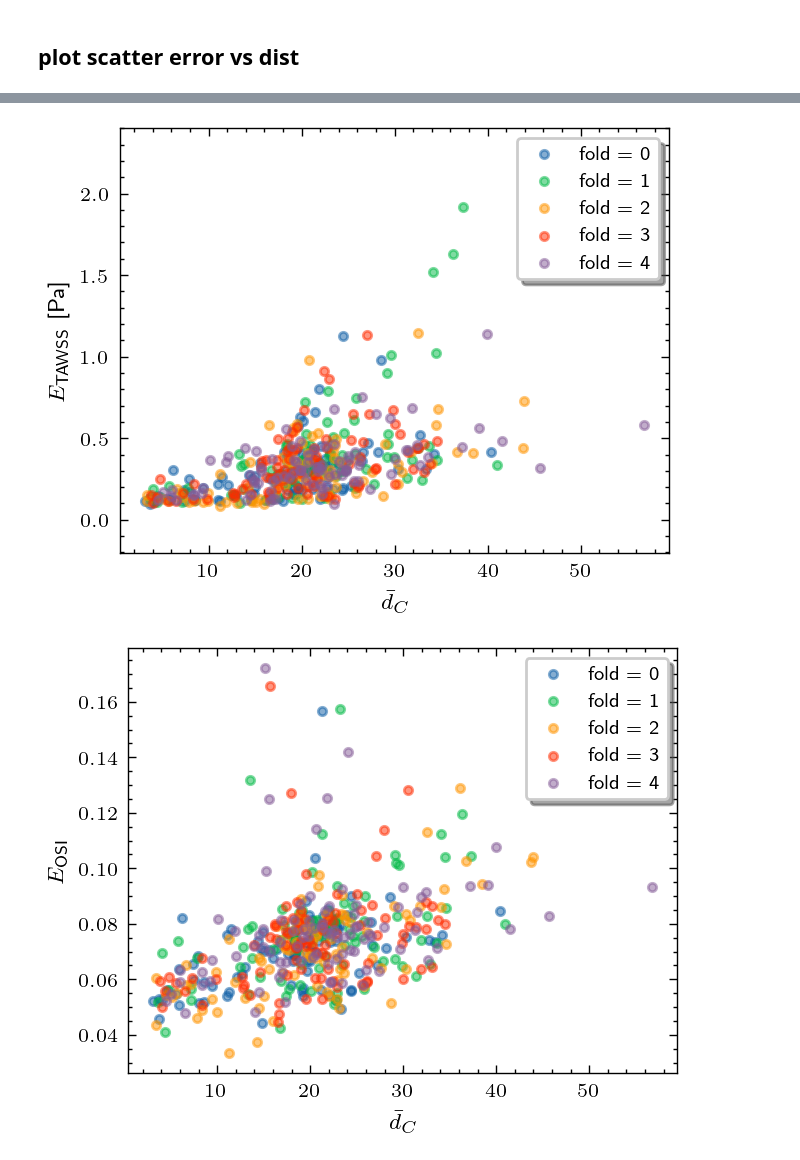
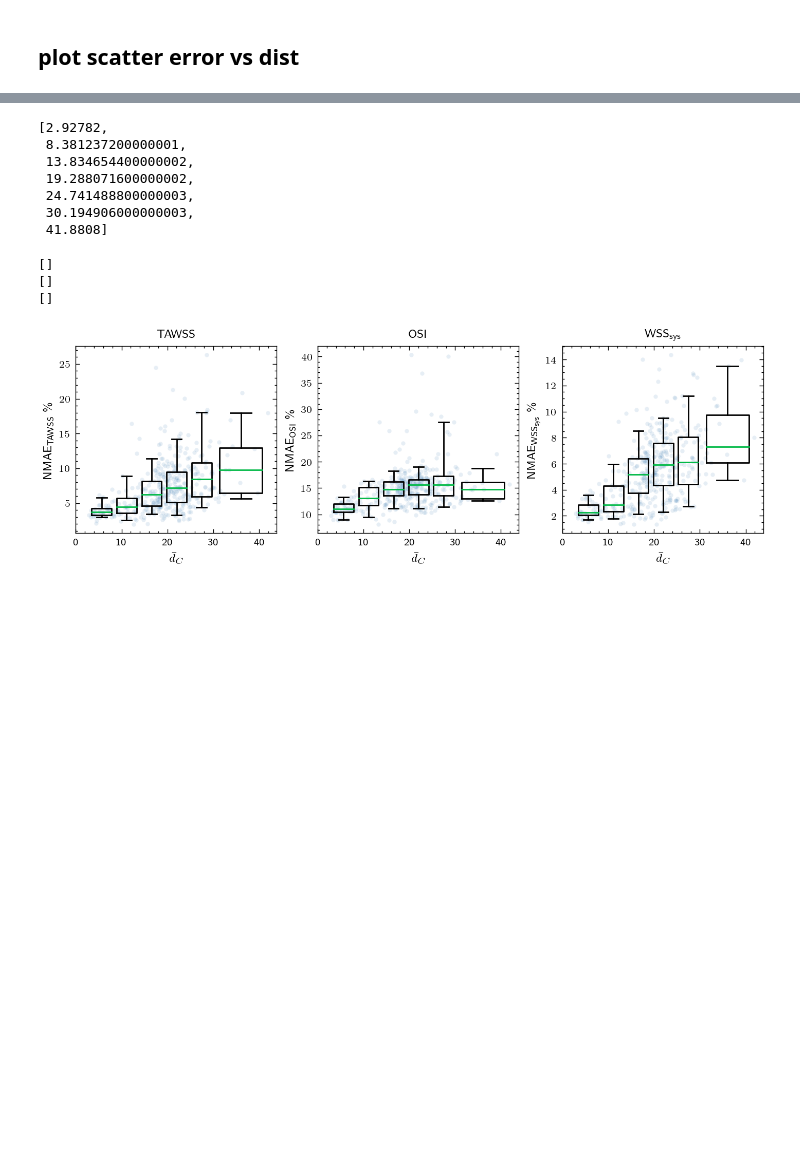
Before and after one commit to scarpma/aorta_lib, a Jupyter notebook: examples/test.ipynb, the cells around one changed output, grey strips where cells are left out. Saved outputs shown, nothing was run; the diff lists cells and outputs as text; code cells hidden in the pictures; blank space fills up the shorter version.

Commit message:
lots of stuff. mainly ROM error analysis

```diff
--- a/examples/test.ipynb
+++ b/examples/test.ipynb
@@ -23,4 +26,8 @@ import aorta_lib.hemodyn.train_and_analyze_ROM as tr
 https://scikit-learn.org/stable/model_persistence.html#security-maintainability-limitations
   warnings.warn(
 # %%
-df = pd.read_excel('../aorta_lib/hemodyn/odir2/df_results_all_folds.xlsx', index_col=0)
+df = pd.read_excel('../aorta_lib/hemodyn/odir_noLATIN1/df_results_all_folds.xlsx', index_col=0)
+groups = []
+for name in df['name']:
+  groups.append(data.get_sample_group(name))
+df['group'] = groups
@@ -29,35 +125,73 @@ df = pd.read_excel('../aorta_lib/hemodyn/odir2/df_results_all_folds.xlsx', index
+# %%
+dx1_in = 0
+dx1_en = 0.7
+
+bins1 = np.linspace(x.min()+(x.max()-x.min())*dx1_in, x.min()+(x.max()-x.min())*dx1_en, 6)
+bins2 = [x.max()]
+bins_ = bins1.tolist() + bins2
+bins_
+# %% [output]
+[2.92782,
+ 8.381237200000001,
+ 13.834654400000002,
+ 19.288071600000002,
+ 24.741488800000003,
+ 30.194906000000003,
+ 41.8808]
 # %%
 from matplotlib import rc
 rc('text',usetex=True)
 rc('text.latex', preamble='\\usepackage{amsmath}')
 fontsize = 10
 mpl.rcParams['font.size'] = fontsize
 
 mpl.rcParams['font.size'] = 8
 mpl.rcParams["axes.titlesize"] = 8
 mpl.rcParams["axes.labelsize"] = 8
 
 array_name_to_plot = ['tawss', 'osi', 'wss_sis']
-lims = [[None,2.4],[None,None],[None,6.5]]
-units = [' [Pa]', '', ' [Pa]']
+labels = ['TAWSS', 'OSI', 'WSS$_{\\text{sys}}$']
+lims = [[None,None],[None,None],[None,None]]
+#units = [' [Pa]', '', ' [Pa]']
+units = [' \%']*3
 
-figure_size = np.array((90,70)) * 0.0393701 # specify in mm and then convert to inches
+figure_size = np.array((180,60)) * 0.0393701 # specify in mm and then convert to inches
 
+fig, axs = plt.subplots(1,3,figsize=figure_size, dpi=200,layout="constrained" )
 for kk, array_name in enumerate(array_name_to_plot):
-  #for j in range(1,6):
-  for j in range(3,4):
-    fig = plt.figure(figsize=figure_size, dpi=200)
-    ax = fig.add_subplot()
-    for i in range(5):
-      df_ = df[df['array_name']==array_name]; df_ = df_[df_['fold']==i]
-      ax.scatter(df_[f'dist{j}'], df_['abse'], alpha=0.5, label=f'fold = {i}')
+  j=3 # dist3
+  df_ = df[df['array_name']==array_name]
+  x = df_[f'dist{j}'].to_numpy()
+  y = df_['nmae'].to_numpy()*100
+  axs[kk].scatter(x, y, alpha=0.1, edgecolors='white')
 
-    ax.set_xlabel('$\\bar{d}_C$')
-    ax.set_ylabel('$E_{{\\text{{{}}}}}$'.format(array_name.upper())+units[kk])
-    ax.set_ylim(lims[kk])
-    ax.legend(shadow=True, frameon=True)
-    fig.savefig(f'error_vs_dist_{array_name}.pdf', dpi=300)
-    fig.show()
+  bins, means, stds, bin_idx = utils.binned_stat(x, y, bins_)
+  nbins = len(bins_)-1
+  binned = [list() for i in range(nbins)]
+  for ii, bin in enumerate(bin_idx):
+    binned[bin].append(y[ii])
+
+  axs[kk].boxplot(binned,0,'',
+             positions=bins,
+             widths=np.diff(bins_)*0.8,
+             vert=True,  # vertical box alignment
+             whis=[5,95],
+  )
+
+  axs[kk].set_xlabel('$\\bar{d}_C$')
+  axs[kk].set_ylabel('NMAE$_{{\\text{{{}}}}}$'.format(labels[kk])+units[kk])
+  axs[kk].set_ylim(lims[kk])
+  axs[kk].set_title(labels[kk])
+
+  axs[kk].set_xticks(range(0,50,10))
+  axs[kk].set_xticklabels(range(0,50,10))
+
+
+#ax.legend(shadow=True, frameon=True)
+fig.savefig(f'error_vs_dist_{array_name}.pdf', dpi=300)
+fig.show()
 # %% [output]
+[]
+[]
+[]
-[figure, old version]
+[figure, new version]
-[figure, removed]
```
Also changed, not shown: parts of 19 cells of this notebook, 9 other files.
